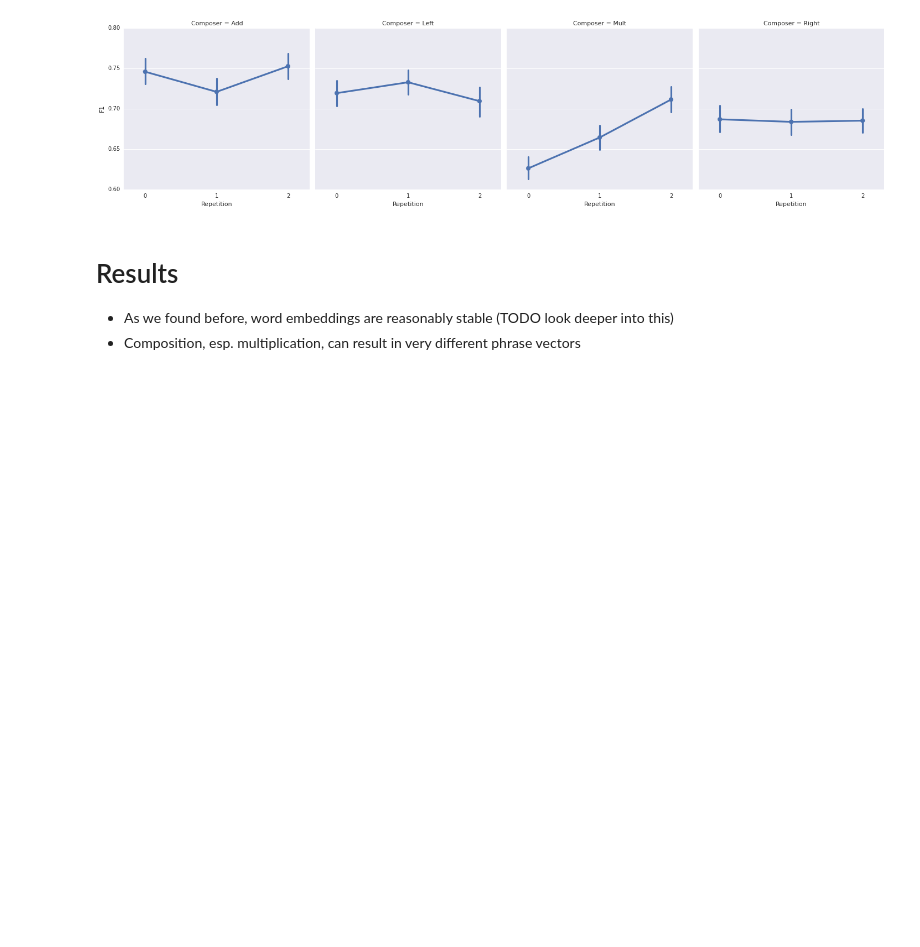
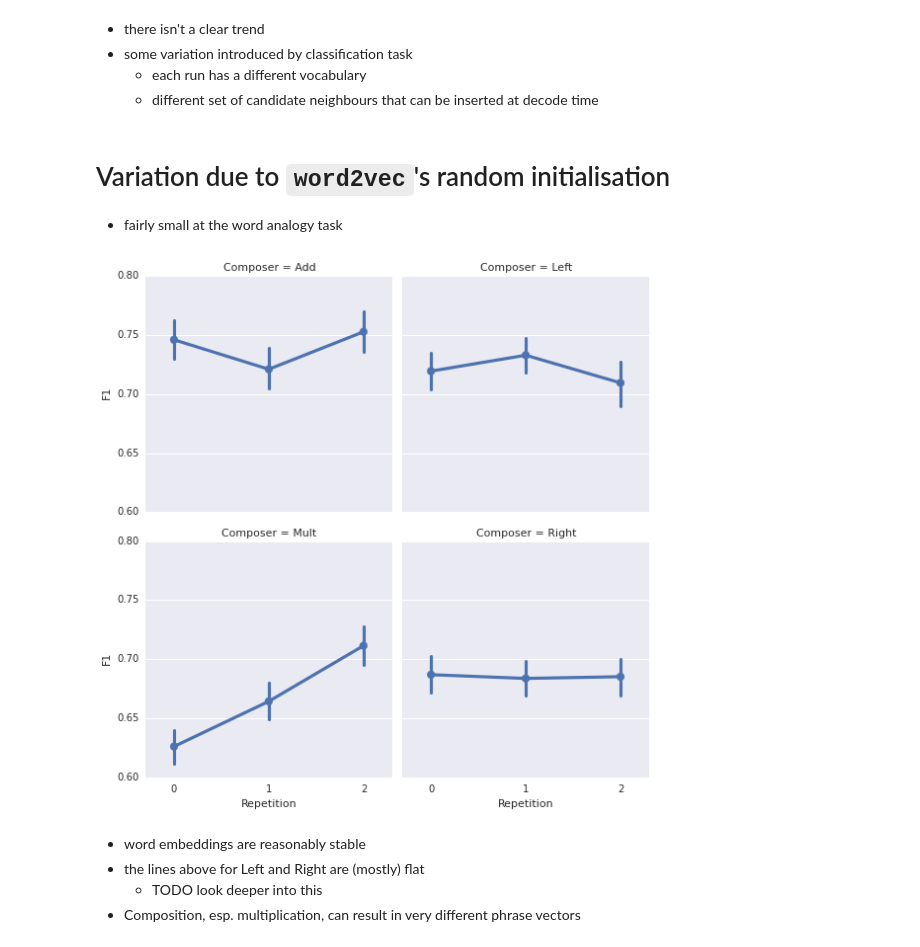
Before and after one commit to mbatchkarov/thesisgenerator, a Jupyter notebook: notebooks/effect_of_unlabelled_size.ipynb, the cells around one changed output. Cells and saved outputs as stored; diff of their text form; code cells hidden in the pictures; blank space fills up the shorter version.

```diff
--- a/notebooks/effect_of_unlabelled_size.ipynb
+++ b/notebooks/effect_of_unlabelled_size.ipynb
@@ -110,3 +113,12 @@ There are two sources of variation in a classification experiment:
+# %% [markdown]
+ - there isn't a clear trend
+ - some variation introduced by classification task
+   - each run has a different vocabulary
+   - different set of candidate neighbours that can be inserted at decode time
+# %% [markdown]
+# Variation due to `word2vec`'s random initialisation
+
+ - fairly small at the word analogy task
 # %%
 ids = get_exp_ids_for_reruns_of_word2vec()
 data, composers, folds, percent, reps = get_scores(ids)
@@ -117,10 +125,15 @@ df = pd.DataFrame({'F1': data,
 # %%
-grid = sns.factorplot(x='Repetition', y='F1', data=df, col='Composer',
-               kind='auto', sharey=True);
+df2 = pd.DataFrame({'F1': data,
+                   'Composer': composers,
+                   'cvfold': folds,
+                   'Repetition': reps})
+grid = sns.factorplot(x='Repetition', y='F1', data=df2, col='Composer',
+                      kind='auto', sharey=True, size=4, col_wrap=2);
 grid.set(ylim=(.6, .8));
 # %% [output]
-[figure, old version]
+[figure, new version]
 # %% [markdown]
-# Results
- - As we found before, word embeddings are reasonably stable (TODO look deeper into this)
+ - word embeddings are reasonably stable
+ - the lines above for Left and Right are (mostly) flat
+     - TODO look deeper into this
  - Composition, esp. multiplication, can result in very different phrase vectors
```
Also changed, not shown: parts of 9 cells of this notebook.
